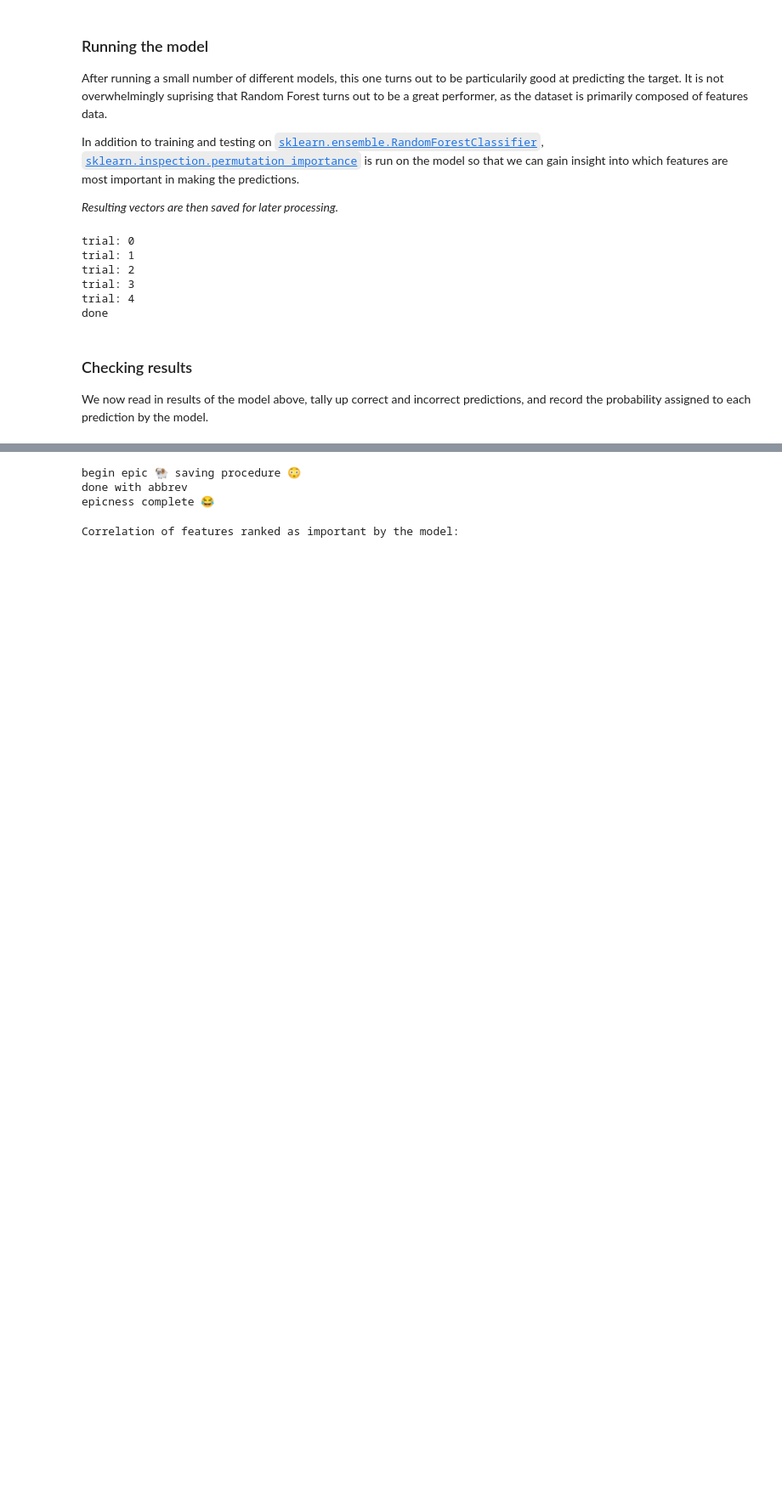
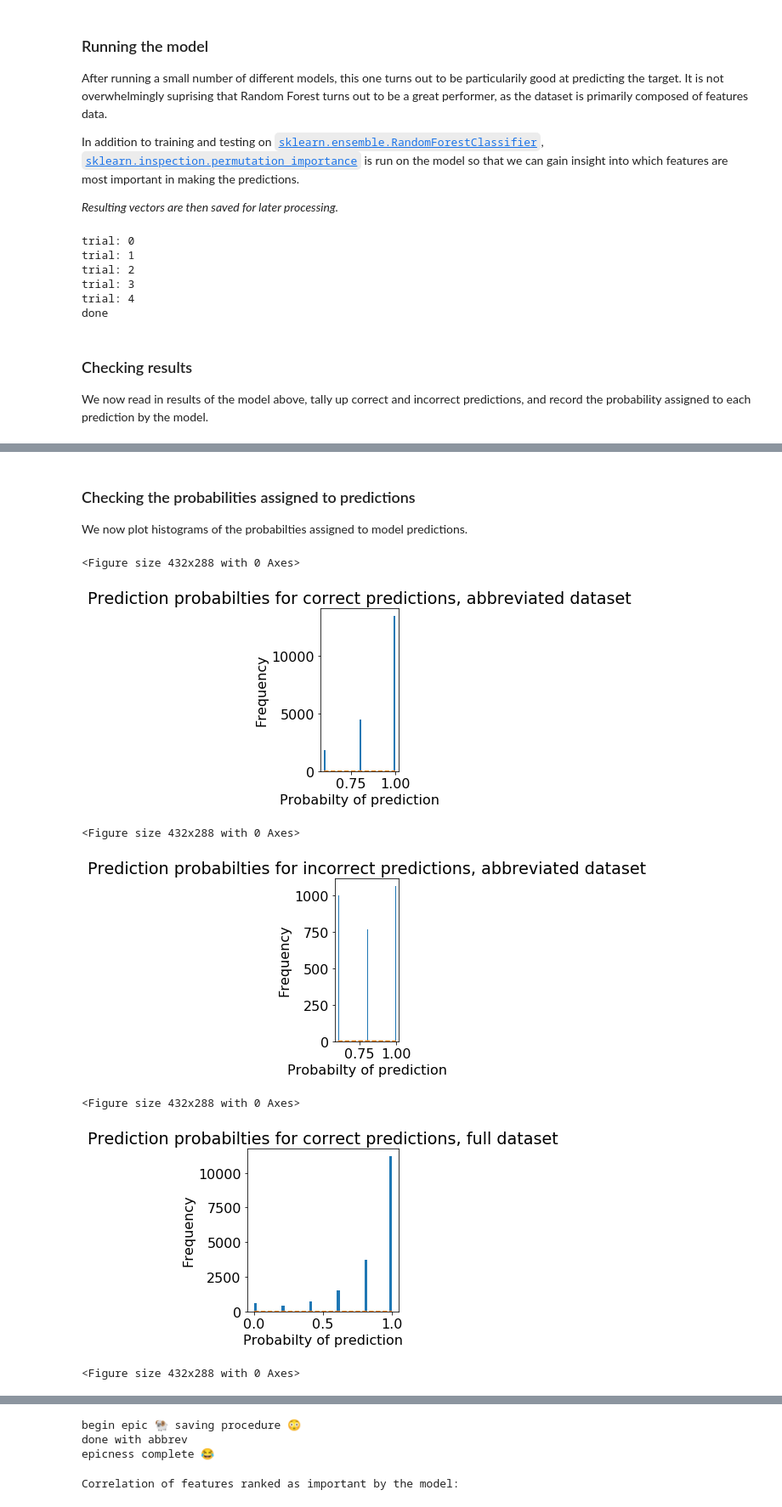
Before and after one commit to jakeypakey/telemarket_data, a Jupyter notebook: data_explore.ipynb, the cells around one changed output, grey strips where cells are left out. Shown at 85% size. Saved outputs shown, nothing was run; the diff lists cells and outputs as text; code cells hidden in the pictures; blank space fills up the shorter version.

```diff
--- a/data_explore.ipynb
+++ b/data_explore.ipynb
@@ -318,0 +390,24 @@ for co,wr in zip(corrects,wrongs):
+# %% [markdown]
+### Checking the probabilities assigned to predictions
+
+We now plot histograms of the probabilties assigned to model predictions.
+# %%
+proc.hist(correctProbs[0],'Prediction probabilties for correct predictions, abbreviated dataset',figureCount)
+figureCount+=1
+
+proc.hist(wrongProbs[0],'Prediction probabilties for incorrect predictions, abbreviated dataset',figureCount)
+figureCount+=1
+
+proc.hist(correctProbs[1],'Prediction probabilties for correct predictions, full dataset',figureCount)
+figureCount+=1
+
+proc.hist(wrongProbs[1],'Prediction probabilties for incorrect predictions, full dataset',figureCount)
+figureCount+=1
+# %% [output]
+<Figure size 432x288 with 0 Axes>
+[figure, added]
+<Figure size 432x288 with 0 Axes>
+[figure, added]
+<Figure size 432x288 with 0 Axes>
+[figure, added]
+<Figure size 432x288 with 0 Axes>
```
Also changed, not shown: parts of 14 cells of this notebook, 1 other file.
